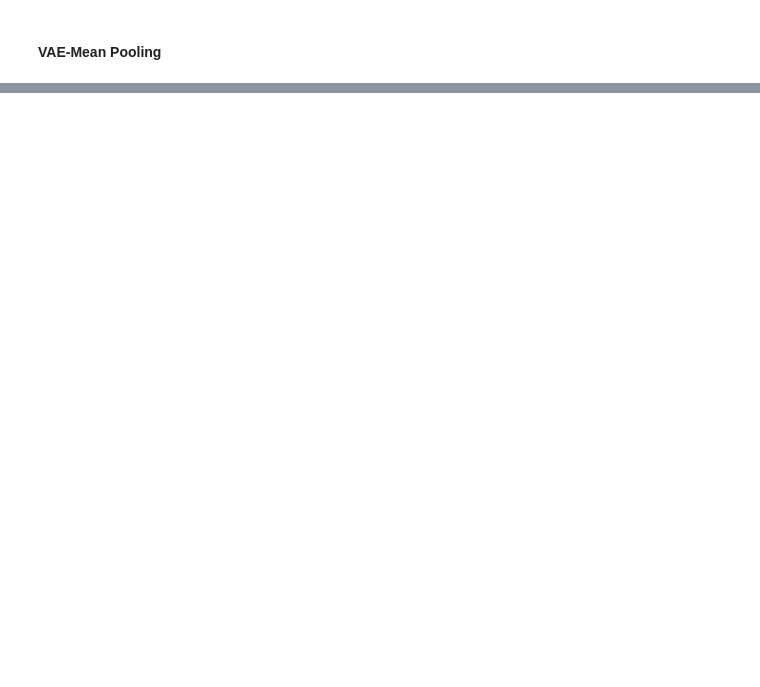
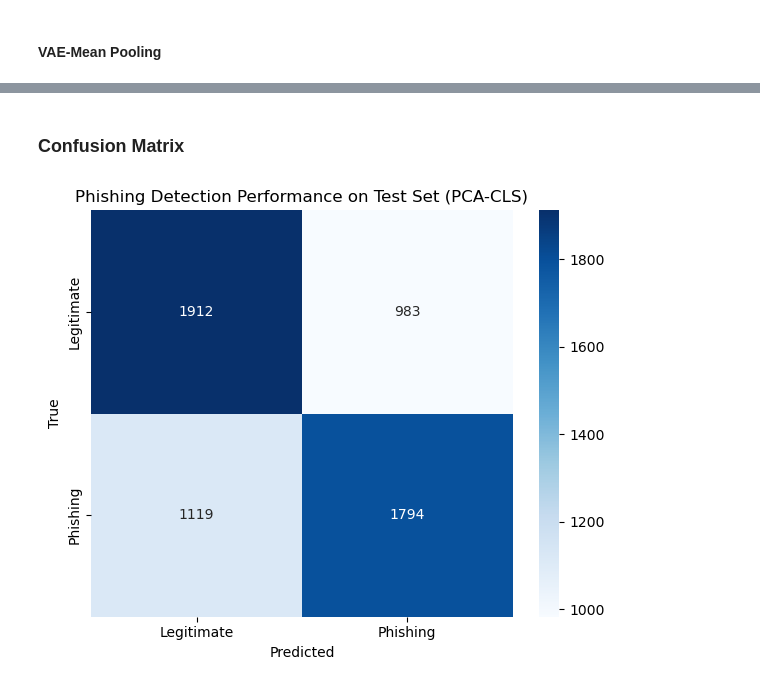
Before and after one commit to emiliopm1997/Zero_Day_Phishing_Project, a Jupyter notebook: notebooks/pipeline.ipynb, the cells around one changed output, grey strips where cells are left out. Saved outputs shown, nothing was run; the diff lists cells and outputs as text; code cells hidden in the pictures; blank space fills up the shorter version.

```diff
--- a/notebooks/pipeline.ipynb
+++ b/notebooks/pipeline.ipynb
@@ -733,0 +730,17 @@ with pd.ExcelWriter(DATA_FOLDER / "model_tuning_results.xlsx", engine='openpyxl'
+# %%
+# Import models
+pca_cls_model = PCAReconstruction.load("pca_cls")
+pca_mp_model = PCAReconstruction.load("pca_mp")
+ocsvm_cls_model = OCSVMReconstruction.load("ocsvm_cls")
+ocsvm_mp_model = OCSVMReconstruction.load("ocsvm_mp")
+vae_cls_model = VAEReconstruction.load("vae_cls")
+vae_mp_model = VAEReconstruction.load("vae_mp")
+
+# Model predictions test data
+y_preds = dict()
+y_preds["pca_cls"] = pca_cls_model.predict(X_test_cls)
+y_preds["pca_mp"] = pca_mp_model.predict(X_test_mp)
+y_preds["ocsvm_cls"] = ocsvm_cls_model.predict(X_test_cls)
+y_preds["ocsvm_mp"] = ocsvm_mp_model.predict(X_test_mp)
+y_preds["vae_cls"] = vae_cls_model.predict(X_test_cls)
+y_preds["vae_mp"] = vae_mp_model.predict(X_test_mp)
@@ -733,0 +782,23 @@ with pd.ExcelWriter(DATA_FOLDER / "model_tuning_results.xlsx", engine='openpyxl'
+# %% [markdown]
+### Confusion Matrix
+# %%
+def compute_confusion_matrix(
+    y_true: pd.Series,
+    y_pred: pd.Series,
+    model_name: str
+):
+    cm = confusion_matrix(y_true, y_pred)
+    labels = ["Legitimate", "Phishing"]
+
+    # Plot
+    plt.figure(figsize=(6, 5))
+    sns.heatmap(cm, annot=True, fmt="d", cmap="Blues", xticklabels=labels, yticklabels=labels)
+    plt.xlabel("Predicted")
+    plt.ylabel("True")
+    plt.title("Phishing Detection Performance on Test Set ({})".format(model_name))
+    plt.tight_layout()
+    plt.show()
+# %%
+compute_confusion_matrix(y_test, y_preds["pca_cls"], "PCA-CLS")
+# %% [output]
+[figure, added]
```
Also changed, not shown: parts of 20 cells of this notebook, 9 other files.
